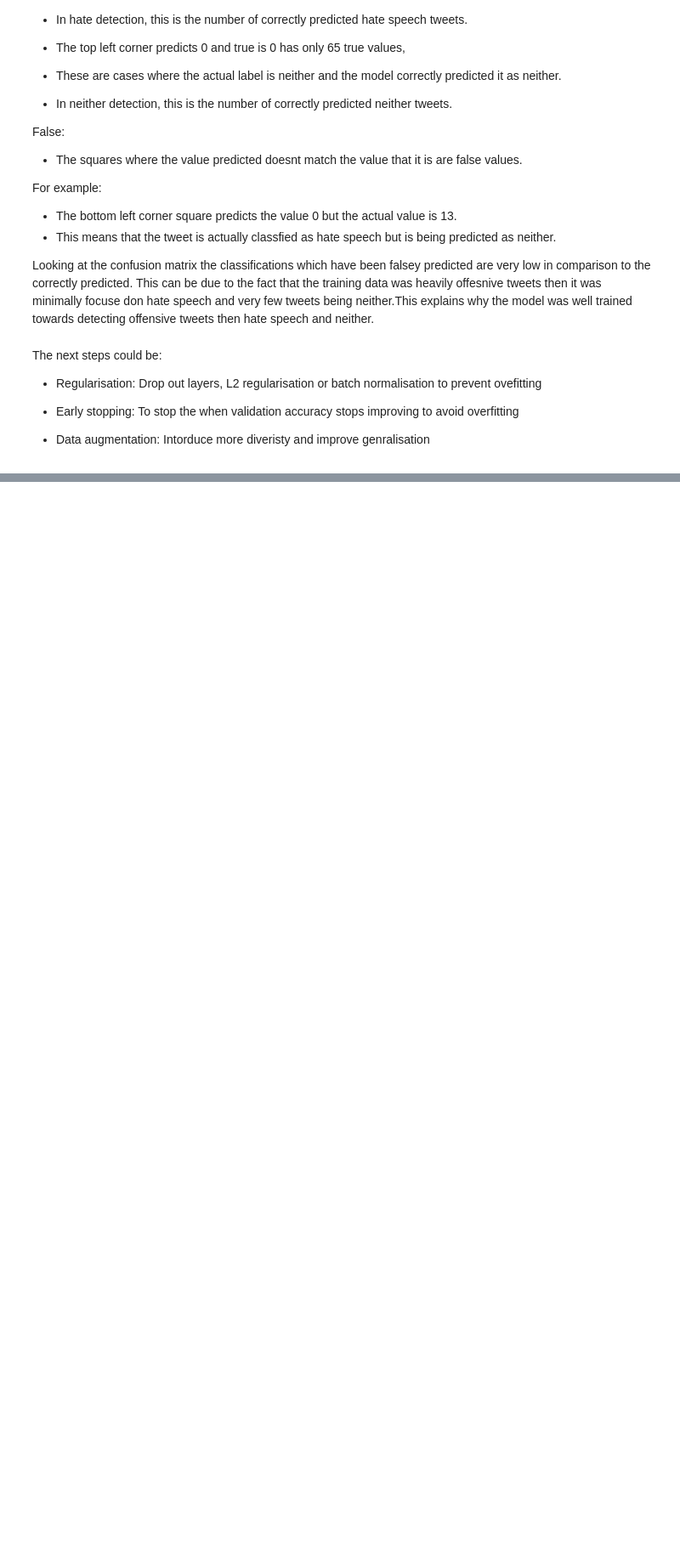
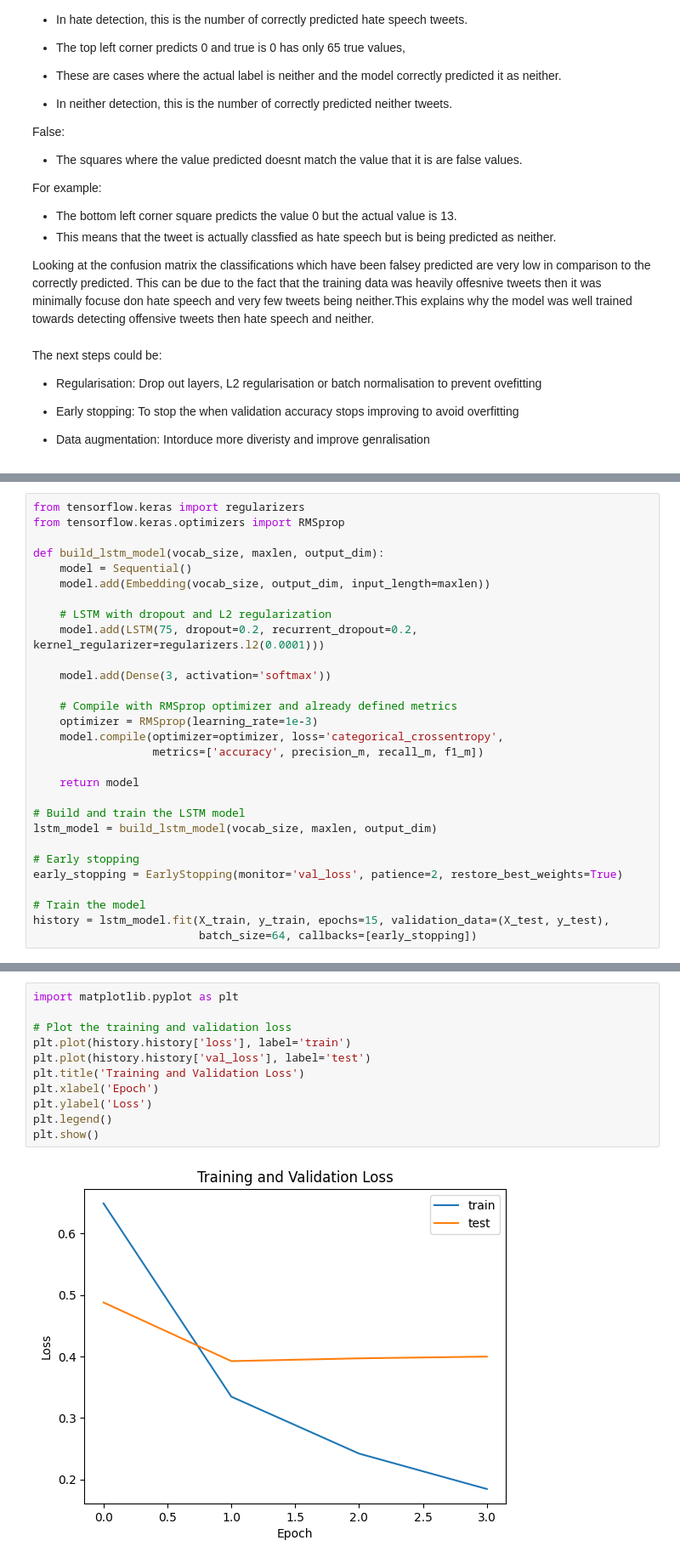
Before and after one commit to StephBarwick/P000456CSITCP, a Jupyter notebook: model_extend.ipynb, the cells around one changed output, grey strips where cells are left out. Shown: that part at 85% size. Drawn from its saved outputs; the diff is of its cells as text; blank space fills up the shorter version.

```diff
--- a/model_extend.ipynb
+++ b/model_extend.ipynb
@@ -1259,0 +1444,29 @@ The next steps could be:
+# %%
+from tensorflow.keras import regularizers
+from tensorflow.keras.optimizers import RMSprop
+
+def build_lstm_model(vocab_size, maxlen, output_dim):
+    model = Sequential()
+    model.add(Embedding(vocab_size, output_dim, input_length=maxlen))
+
+    # LSTM with dropout and L2 regularization
+    model.add(LSTM(75, dropout=0.2, recurrent_dropout=0.2, kernel_regularizer=regularizers.l2(0.0001)))
+
+    model.add(Dense(3, activation='softmax'))
+
+    # Compile with RMSprop optimizer and already defined metrics
+    optimizer = RMSprop(learning_rate=1e-3)
+    model.compile(optimizer=optimizer, loss='categorical_crossentropy',
+                  metrics=['accuracy', precision_m, recall_m, f1_m])
+
+    return model
+
+# Build and train the LSTM model
+lstm_model = build_lstm_model(vocab_size, maxlen, output_dim)
+
+# Early stopping
+early_stopping = EarlyStopping(monitor='val_loss', patience=2, restore_best_weights=True)
+
+# Train the model
+history = lstm_model.fit(X_train, y_train, epochs=15, validation_data=(X_test, y_test),
+                         batch_size=64, callbacks=[early_stopping])
@@ -1259,0 +1531,13 @@ The next steps could be:
+# %%
+import matplotlib.pyplot as plt
+
+# Plot the training and validation loss
+plt.plot(history.history['loss'], label='train')
+plt.plot(history.history['val_loss'], label='test')
+plt.title('Training and Validation Loss')
+plt.xlabel('Epoch')
+plt.ylabel('Loss')
+plt.legend()
+plt.show()
+# %% [output]
+[figure, added]
```
Also changed, not shown: parts of 26 cells of this notebook.
